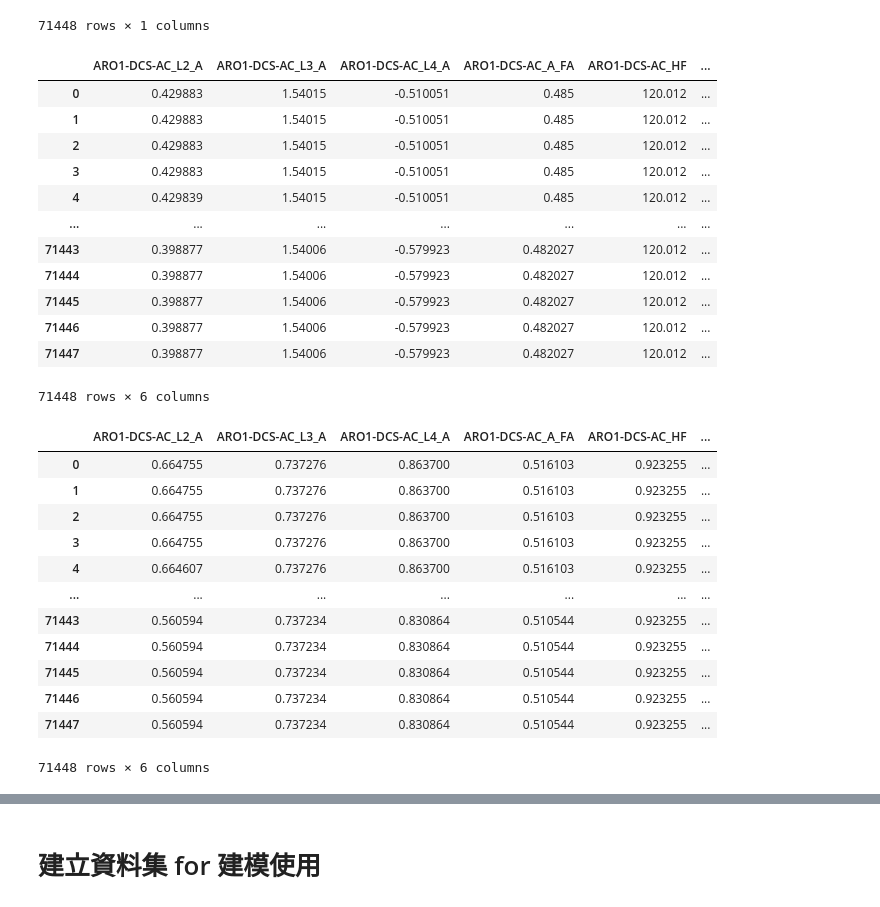
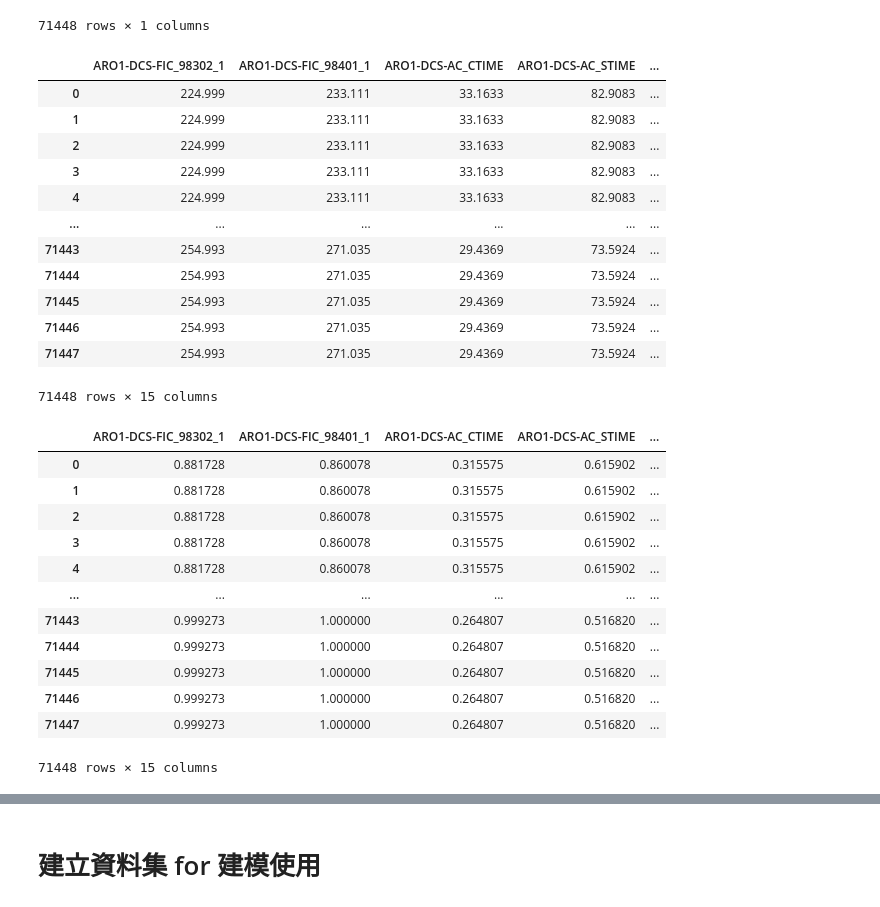
Before and after one commit to skywalker0803r/R911R912, a Jupyter notebook: notebook/preprocessing.ipynb, the cells around one changed output, grey strips where cells are left out. Cells and saved outputs as stored; diff of their text form; code cells hidden in the pictures.

```diff
--- a/notebook/preprocessing.ipynb
+++ b/notebook/preprocessing.ipynb
@@ -5 +19,8 @@ df_x = pd.read_excel('../data/FCFC_ARO_900/R911R912 _ARO1_R2.xlsx',sheet_name='R
+# %%
+s_col = ['ARO1-DCS-FIC_98302_1','ARO1-DCS-FIC_98401_1',
+'ARO1-DCS-AC_CTIME','ARO1-DCS-AC_STIME',
+'ARO1-LIMS-S704-BR_INDEX','ARO1-LIMS-s704-744-C9',
+'ARO1-LIMS-s704-744-C10+','ARO1-LIMS-S704-WATER',
+'ARO1-LIMS-S704-TS']
+a_col = ['ARO1-DCS-AC_L2_A','ARO1-DCS-AC_L3_A','ARO1-DCS-AC_L4_A','ARO1-DCS-AC_A_FA','ARO1-DCS-AC_HF']
 # %%
@@ -87,22 +107,23 @@ df_y[y_col]
 | 71447 | 96.4098 |
 71448 rows × 1 columns
 # %%
-df_xy = df_x[x_col].join(df_y[y_col])
+df_xy = df_x[s_col+a_col].join(df_y[y_col])
+df_xy[s_col+a_col] = df_xy[s_col+a_col].fillna(method='bfill')
 df_xy
 # %% [output]
-|  | ARO1-DCS-AC_L2_A | ARO1-DCS-AC_L3_A | ARO1-DCS-AC_L4_A | ARO1-DCS-AC_A_FA | ARO1-DCS-AC_HF | ... |
-| 0 | 0.429883 | 1.54015 | -0.510051 | 0.485 | 120.012 | ... |
-| 1 | 0.429883 | 1.54015 | -0.510051 | 0.485 | 120.012 | ... |
-| 2 | 0.429883 | 1.54015 | -0.510051 | 0.485 | 120.012 | ... |
-| 3 | 0.429883 | 1.54015 | -0.510051 | 0.485 | 120.012 | ... |
-| 4 | 0.429839 | 1.54015 | -0.510051 | 0.485 | 120.012 | ... |
-| ... | ... | ... | ... | ... | ... | ... |
-| 71443 | 0.398877 | 1.54006 | -0.579923 | 0.482027 | 120.012 | ... |
-| 71444 | 0.398877 | 1.54006 | -0.579923 | 0.482027 | 120.012 | ... |
-| 71445 | 0.398877 | 1.54006 | -0.579923 | 0.482027 | 120.012 | ... |
-| 71446 | 0.398877 | 1.54006 | -0.579923 | 0.482027 | 120.012 | ... |
-| 71447 | 0.398877 | 1.54006 | -0.579923 | 0.482027 | 120.012 | ... |
+|  | ARO1-DCS-FIC_98302_1 | ARO1-DCS-FIC_98401_1 | ARO1-DCS-AC_CTIME | ARO1-DCS-AC_STIME | ... |
+| 0 | 224.999 | 233.111 | 33.1633 | 82.9083 | ... |
+| 1 | 224.999 | 233.111 | 33.1633 | 82.9083 | ... |
+| 2 | 224.999 | 233.111 | 33.1633 | 82.9083 | ... |
+| 3 | 224.999 | 233.111 | 33.1633 | 82.9083 | ... |
+| 4 | 224.999 | 233.111 | 33.1633 | 82.9083 | ... |
+| ... | ... | ... | ... | ... | ... |
+| 71443 | 254.993 | 271.035 | 29.4369 | 73.5924 | ... |
+| 71444 | 254.993 | 271.035 | 29.4369 | 73.5924 | ... |
+| 71445 | 254.993 | 271.035 | 29.4369 | 73.5924 | ... |
+| 71446 | 254.993 | 271.035 | 29.4369 | 73.5924 | ... |
+| 71447 | 254.993 | 271.035 | 29.4369 | 73.5924 | ... |
-71448 rows × 6 columns
+71448 rows × 15 columns
 # %%
 from tqdm import tqdm
 for i in tqdm(df_xy.columns):
@@ -110,26 +131,28 @@ for i in tqdm(df_xy.columns):
 # %%
 from sklearn.preprocessing import MinMaxScaler
 
-mm_x = MinMaxScaler()
+mm_a = MinMaxScaler()
+mm_s = MinMaxScaler()
 mm_y = MinMaxScaler()
 
-df_xy[x_col] = mm_x.fit_transform(df_xy[x_col])
+df_xy[a_col] = mm_a.fit_transform(df_xy[a_col])
+df_xy[s_col] = mm_s.fit_transform(df_xy[s_col])
 df_xy[y_col] = mm_y.fit_transform(df_xy[y_col])
 df_xy
 # %% [output]
-|  | ARO1-DCS-AC_L2_A | ARO1-DCS-AC_L3_A | ARO1-DCS-AC_L4_A | ARO1-DCS-AC_A_FA | ARO1-DCS-AC_HF | ... |
-| 0 | 0.664755 | 0.737276 | 0.863700 | 0.516103 | 0.923255 | ... |
-| 1 | 0.664755 | 0.737276 | 0.863700 | 0.516103 | 0.923255 | ... |
-| 2 | 0.664755 | 0.737276 | 0.863700 | 0.516103 | 0.923255 | ... |
-| 3 | 0.664755 | 0.737276 | 0.863700 | 0.516103 | 0.923255 | ... |
-| 4 | 0.664607 | 0.737276 | 0.863700 | 0.516103 | 0.923255 | ... |
-| ... | ... | ... | ... | ... | ... | ... |
-| 71443 | 0.560594 | 0.737234 | 0.830864 | 0.510544 | 0.923255 | ... |
-| 71444 | 0.560594 | 0.737234 | 0.830864 | 0.510544 | 0.923255 | ... |
-| 71445 | 0.560594 | 0.737234 | 0.830864 | 0.510544 | 0.923255 | ... |
-| 71446 | 0.560594 | 0.737234 | 0.830864 | 0.510544 | 0.923255 | ... |
-| 71447 | 0.560594 | 0.737234 | 0.830864 | 0.510544 | 0.923255 | ... |
+|  | ARO1-DCS-FIC_98302_1 | ARO1-DCS-FIC_98401_1 | ARO1-DCS-AC_CTIME | ARO1-DCS-AC_STIME | ... |
+| 0 | 0.881728 | 0.860078 | 0.315575 | 0.615902 | ... |
+| 1 | 0.881728 | 0.860078 | 0.315575 | 0.615902 | ... |
+| 2 | 0.881728 | 0.860078 | 0.315575 | 0.615902 | ... |
+| 3 | 0.881728 | 0.860078 | 0.315575 | 0.615902 | ... |
+| 4 | 0.881728 | 0.860078 | 0.315575 | 0.615902 | ... |
+| ... | ... | ... | ... | ... | ... |
+| 71443 | 0.999273 | 1.000000 | 0.264807 | 0.516820 | ... |
+| 71444 | 0.999273 | 1.000000 | 0.264807 | 0.516820 | ... |
+| 71445 | 0.999273 | 1.000000 | 0.264807 | 0.516820 | ... |
+| 71446 | 0.999273 | 1.000000 | 0.264807 | 0.516820 | ... |
+| 71447 | 0.999273 | 1.000000 | 0.264807 | 0.516820 | ... |
-71448 rows × 6 columns
+71448 rows × 15 columns
 # %%
 df_xy.describe().T
 # %% [output]
```
Also changed, not shown: parts of 19 cells of this notebook.
